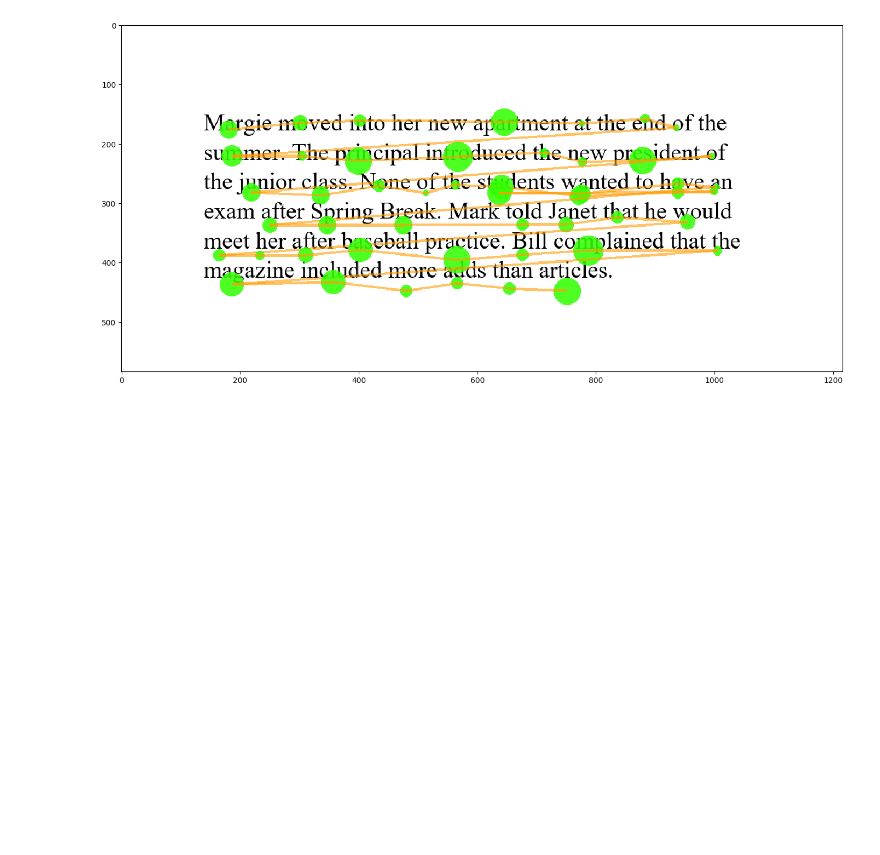
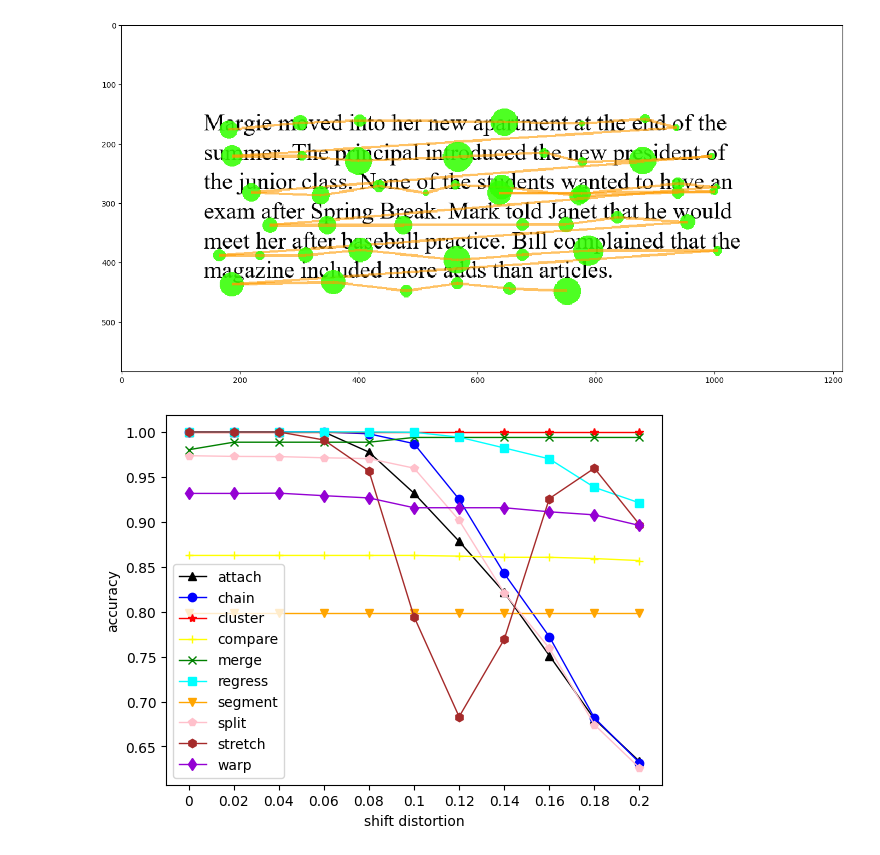
Before and after one commit to benraivel/CS421-project1, a Jupyter notebook: shift-distortion.ipynb, the cells around one changed output. Cells and saved outputs as stored; diff of their text form; code cells hidden in the pictures; blank space fills up the shorter version.

```diff
--- a/shift-distortion.ipynb
+++ b/shift-distortion.ipynb
@@ -43,0 +158,41 @@ draw_fixation('synthetic_text.png', shift_dist_test)
+# %%
+def mean_error_group(results):
+    new_list = []
+
+    for result in results:
+        new_list.append(statistics.mean(result))
+
+    return new_list
+# %%
+mean_attach_results = mean_error_group(attach_results)
+mean_chain_results = mean_error_group(chain_results)
+mean_cluster_results = mean_error_group(cluster_results)
+mean_compare_results = mean_error_group(compare_results)
+mean_merge_results = mean_error_group(merge_results)
+mean_regress_results = mean_error_group(regress_results)
+mean_segment_results = mean_error_group(segment_results)
+mean_split_results = mean_error_group(split_results)
+mean_stretch_results = mean_error_group(stretch_results)
+mean_warp_results = mean_error_group(warp_results)
+# %%
+plt.plot(mean_attach_results, color='Black', linewidth=1, marker='^')
+plt.plot(mean_chain_results, color='Blue', linewidth=1, marker='o')
+plt.plot(mean_cluster_results, color='Red', linewidth=1, marker='*')
+plt.plot(mean_compare_results, color='Yellow', linewidth=1, marker='+')
+plt.plot(mean_merge_results, color='Green', linewidth=1, marker='x')
+plt.plot(mean_regress_results, color='Aqua', linewidth=1, marker='s')
+plt.plot(mean_segment_results, color='Orange', linewidth=1, marker='v')
+plt.plot(mean_split_results, color='Pink', linewidth=1, marker='p')
+plt.plot(mean_stretch_results, color='Brown', linewidth=1, marker='h')
+plt.plot(mean_warp_results, color='DarkViolet', linewidth=1, marker='d')
+
+plt.legend(['attach', 'chain', 'cluster', 'compare', 'merge', 'regress', 'segment', 'split', 'stretch', 'warp'])
+plt.ylabel('accuracy')
+plt.xlabel('shift distortion')
+
+x_ticks_labels = ['0', '0.02', '0.04', '0.06', '0.08', '0.1', '0.12', '0.14', '0.16', '0.18', '0.2']
+plt.xticks(range(0, 11), x_ticks_labels)
+#plt.savefig("noise_comparison.png")
+plt.show()
+# %% [output]
+[figure, added]
```
Also changed, not shown: parts of 4 cells of this notebook, 4 other files.
